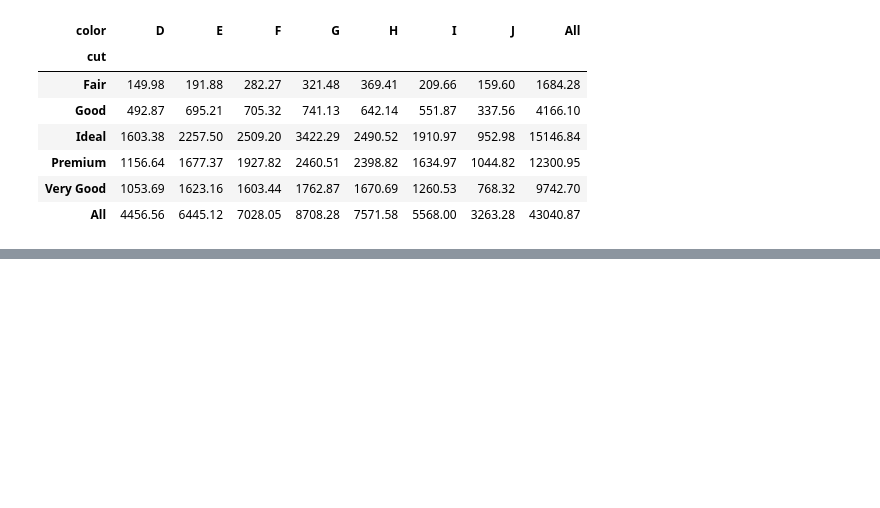
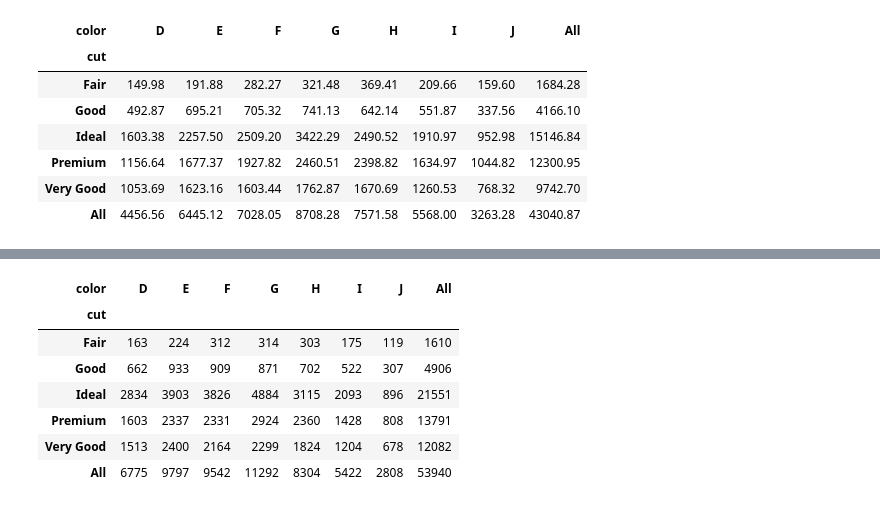
Before and after one commit to uraboer/R_vs_Python_Juper_Notebook, a Jupyter notebook: Python_统计描述与列联分析_20171030.ipynb, the cells around one changed output, grey strips where cells are left out. Cells and saved outputs as stored; diff of their text form; code cells hidden in the pictures; blank space fills up the shorter version.

```diff
--- a/Python_统计描述与列联分析_20171030.ipynb
+++ b/Python_统计描述与列联分析_20171030.ipynb
@@ -59,0 +132,11 @@ pd.pivot_table(diamonds,index=["cut","color"],columns="clarity",
+# %%
+pd.crosstab(index=diamonds["cut"],columns=diamonds["color"],margins=True)
+# %% [output]
+| color | D | E | F | G | H | I | J | All |
+| cut |  |  |  |  |  |  |  |  |
+| Fair | 163 | 224 | 312 | 314 | 303 | 175 | 119 | 1610 |
+| Good | 662 | 933 | 909 | 871 | 702 | 522 | 307 | 4906 |
+| Ideal | 2834 | 3903 | 3826 | 4884 | 3115 | 2093 | 896 | 21551 |
+| Premium | 1603 | 2337 | 2331 | 2924 | 2360 | 1428 | 808 | 13791 |
+| Very Good | 1513 | 2400 | 2164 | 2299 | 1824 | 1204 | 678 | 12082 |
+| All | 6775 | 9797 | 9542 | 11292 | 8304 | 5422 | 2808 | 53940 |
```
Also changed, not shown: parts of 5 cells of this notebook.
